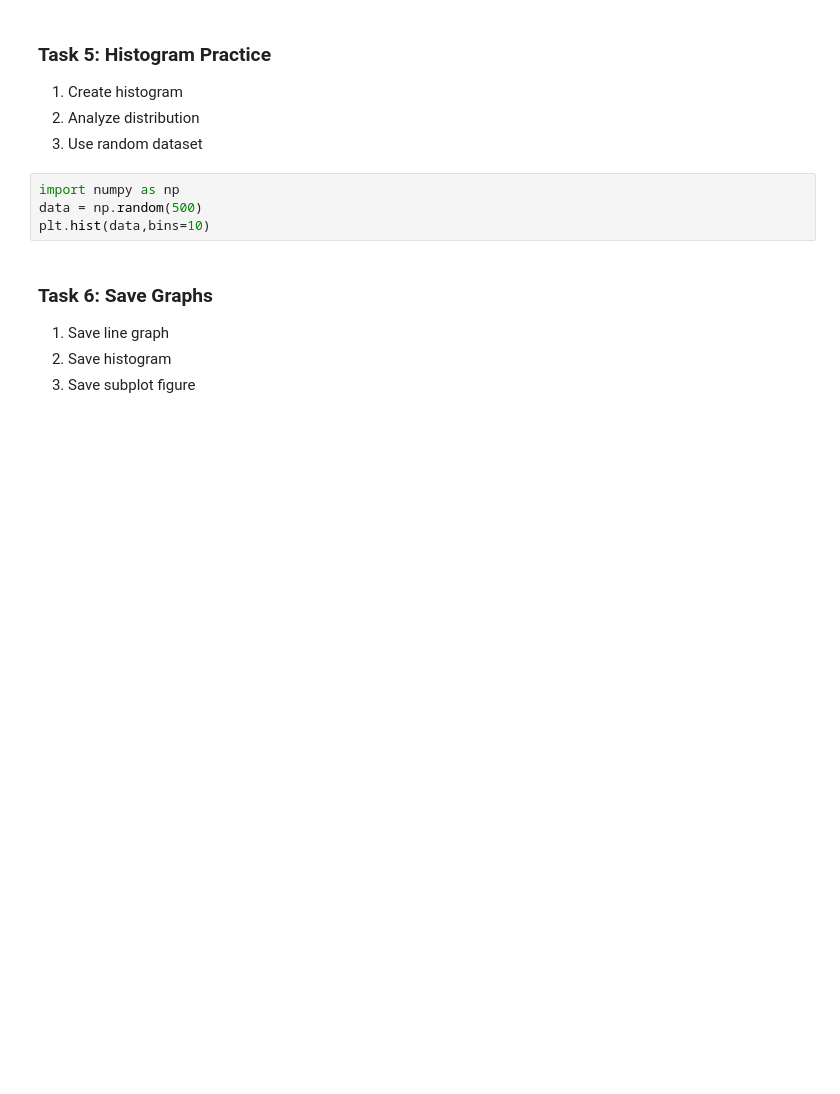
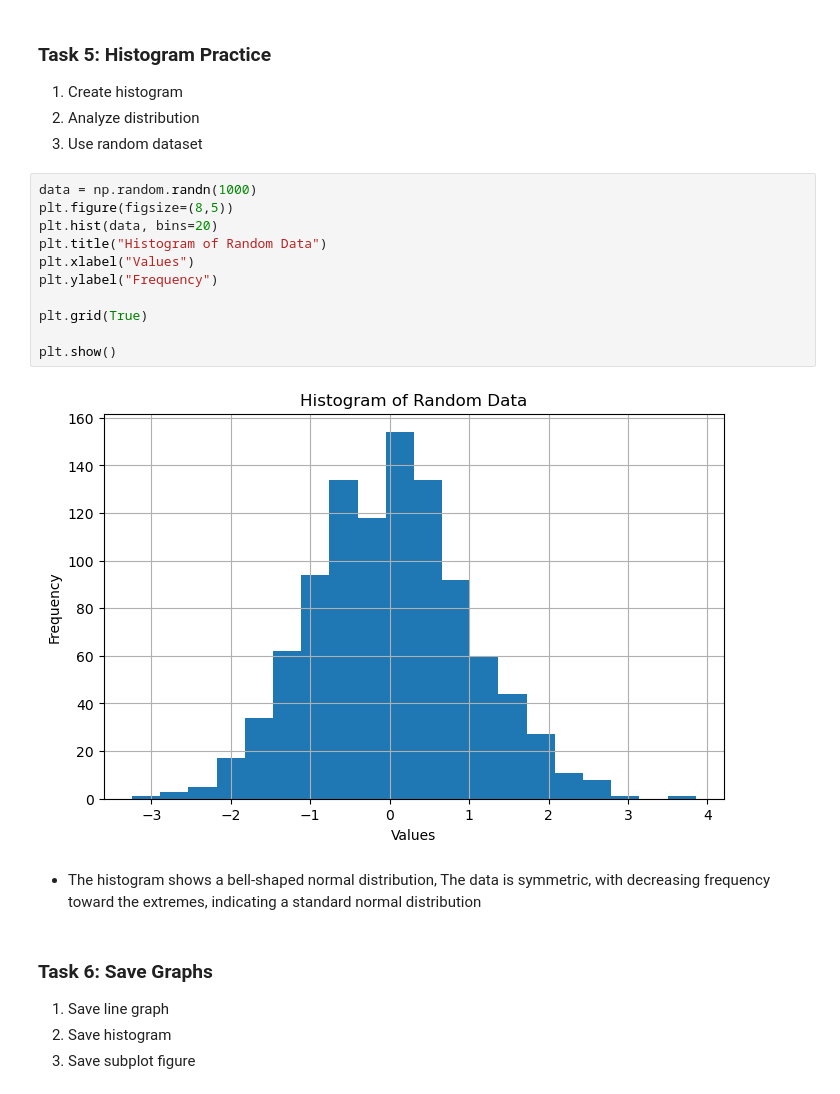
Before and after one commit to SreyaV96/AI-ML-Internship, a Jupyter notebook: Day-31/day-31.ipynb, the cells around one changed output. Cells and saved outputs as stored; diff of their text form; blank space fills up the shorter version.

```diff
--- a/Day-31/day-31.ipynb
+++ b/Day-31/day-31.ipynb
@@ -61,9 +138,20 @@ plt.show()
 2. Analyze distribution
 3. Use random dataset
 # %%
-import numpy as np
-data = np.random(500)
-plt.hist(data,bins=10)
+data = np.random.randn(1000)
+plt.figure(figsize=(8,5))
+plt.hist(data, bins=20)
+plt.title("Histogram of Random Data")
+plt.xlabel("Values")
+plt.ylabel("Frequency")
+
+plt.grid(True)
+
+plt.show()
+# %% [output]
+[figure, added]
+# %% [markdown]
+- The histogram shows a bell-shaped normal distribution, The data is symmetric, with decreasing frequency toward the extremes, indicating a standard normal distribution
 # %% [markdown]
 ### Task 6: Save Graphs
 1. Save line graph
```
Also changed, not shown: parts of 5 cells of this notebook, 3 other files.
